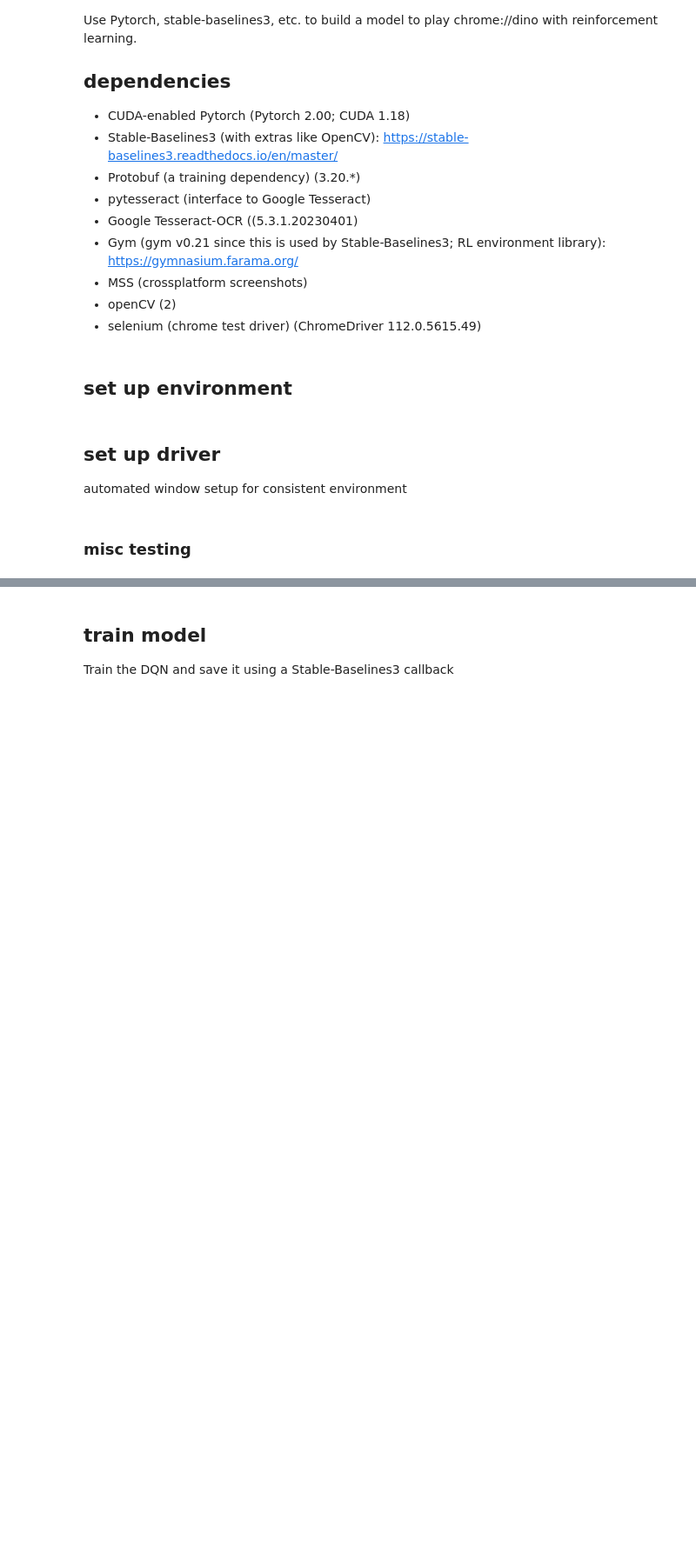
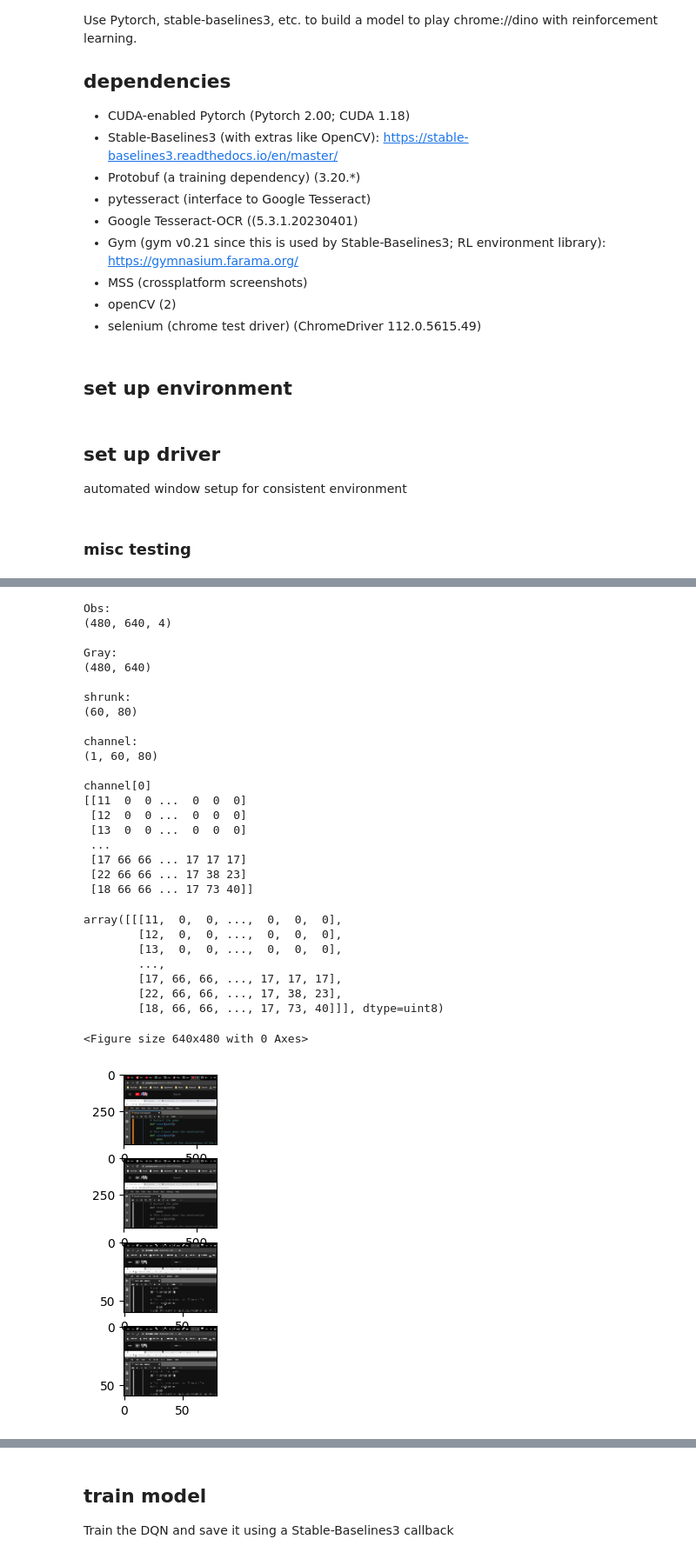
Before and after one commit to jcentner/chrome-dino, a Jupyter notebook: chrome-dino.ipynb, the cells around one changed output, grey strips where cells are left out. Shown at 87% size. Drawn from its saved outputs; the diff is of its cells as text; code cells hidden in the pictures; blank space fills up the shorter version.

Commit message:
image preprocessing

```diff
--- a/chrome-dino.ipynb
+++ b/chrome-dino.ipynb
@@ -62,6 +64,9 @@ class ChromeDinoRL(Env):
         self.capture = mss()
         self.game_window = {'top':0, 'left':0, 'width':640, 'height':480}
         self.game_over_window = {'top':1, 'left':1, 'width':1, 'height':1}
+
+        self.obs_width = int(self.game_window["width"] / 8)
+        self.obs_height = int(self.game_window["height"] / 8)
 
     # run one timestep in the environment
     def step(self, action):
@@ -85,11 +90,33 @@ class ChromeDinoRL(Env):
 
     # do an observation
     def observe_env(self):
-        obs = self.capture.grab(self.game_window)
-        #obs = np.array(self.capture.grab(self.game_window))[:,:,3].astype(np.uint8)
-        # preprocessing
+        #obs = self.capture.grab(self.game_window)
+        obs = np.array(self.capture.grab(self.game_window)).astype(np.uint8)
+        print("\nObs:")
+        print(obs.shape)
 
-        return obs
+        # preprocessing -> grayscale, shrink, then reshape for Stable Baselines
+        gray = cv2.cvtColor(obs, cv2.COLOR_BGR2GRAY)
+        print("\nGray:")
+        print(gray.shape)
+        shrunk = cv2.resize(gray, (self.obs_width, self.obs_height))
+        print("\nshrunk:")
+        print(shrunk.shape)
+        channel = np.reshape(shrunk, (1, self.obs_height, self.obs_width))
+        print("\nchannel:")
+        print(channel.shape)
+        print("\nchannel[0]")
+        print(channel[0])
+
+        plt.figure()
+        f, arr = plt.subplots(4,1)
+
+        arr[0].imshow(cv2.cvtColor(obs, cv2.COLOR_BGR2RGB))
+        arr[1].imshow(cv2.cvtColor(gray, cv2.COLOR_BGR2RGB))
+        arr[2].imshow(cv2.cvtColor(shrunk, cv2.COLOR_BGR2RGB))
+        arr[3].imshow(cv2.cvtColor(channel[0], cv2.COLOR_BGR2RGB))
+
+        return channel
 
     # identify game over
     def game_over(self):
@@ -147,6 +171,37 @@ plt.imshow(env.observation_space.sample()[0])
 # %%
 # try an observation
-plt.imshow(np.array(env.observe_env()))
+obs = env.observe_env()
+plt.imshow(cv2.cvtColor(obs[0], cv2.COLOR_BGR2RGB))
+# %% [output]
+Obs:
+(480, 640, 4)
+
+Gray:
+(480, 640)
+
+shrunk:
+(60, 80)
+
+channel:
+(1, 60, 80)
+
+channel[0]
+[[11  0  0 ...  0  0  0]
+ [12  0  0 ...  0  0  0]
+ [13  0  0 ...  0  0  0]
+ ...
+ [17 66 66 ... 17 17 17]
+ [22 66 66 ... 17 38 23]
+ [18 66 66 ... 17 73 40]]
+array([[[11,  0,  0, ...,  0,  0,  0],
+        [12,  0,  0, ...,  0,  0,  0],
+        [13,  0,  0, ...,  0,  0,  0],
+        ...,
+        [17, 66, 66, ..., 17, 17, 17],
+        [22, 66, 66, ..., 17, 38, 23],
+        [18, 66, 66, ..., 17, 73, 40]]], dtype=uint8)
+<Figure size 640x480 with 0 Axes>
+[figure, added]
 # %%
 # test driver
 driver = ChromeDinoDriver()
```
Also changed, not shown: parts of 6 cells of this notebook.
